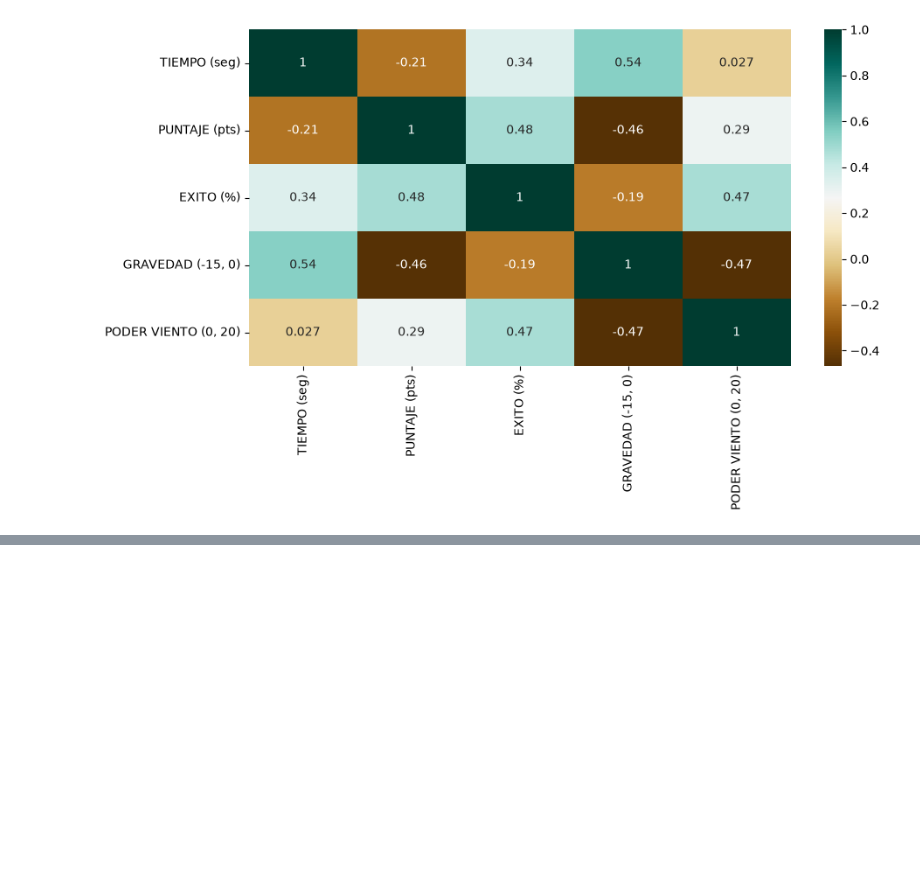
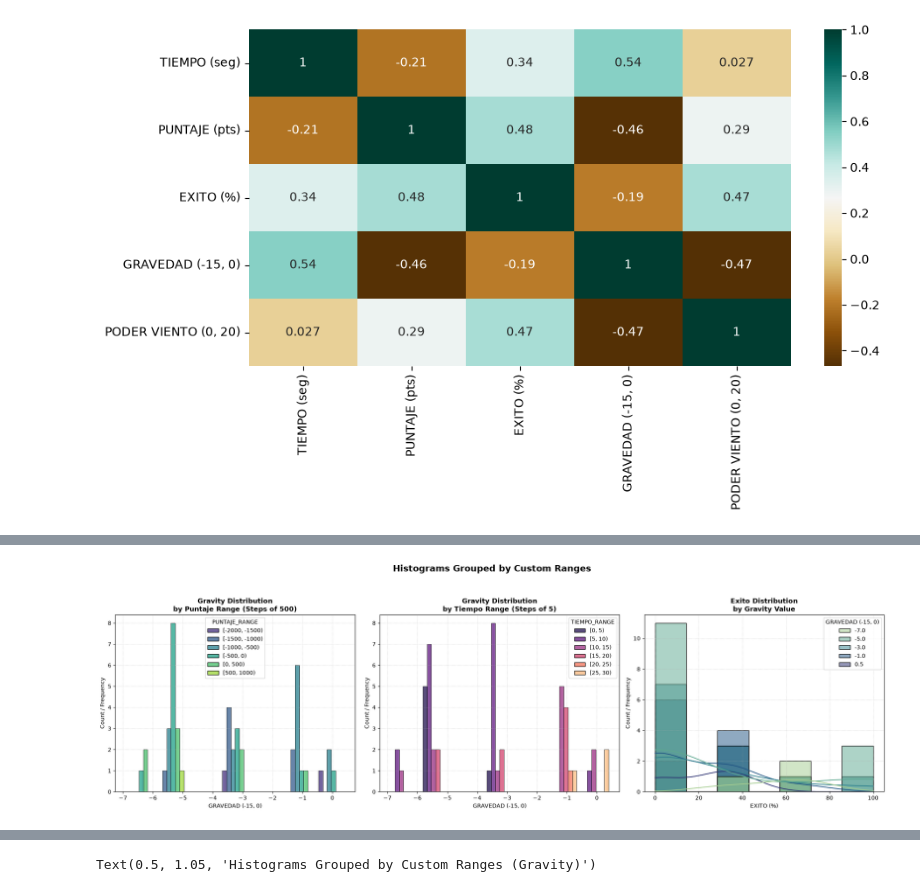
Before and after one commit to pdmeta108/fuzzy-classifier-adaptative-difficulty, a Jupyter notebook: src/notebooks/data_analysis.ipynb, the cells around one changed output, grey strips where cells are left out. Drawn from its saved outputs; the diff is of its cells as text; code cells hidden in the pictures; blank space fills up the shorter version.

```diff
--- a/src/notebooks/data_analysis.ipynb
+++ b/src/notebooks/data_analysis.ipynb
@@ -111,0 +194,72 @@ sns.heatmap(c,cmap="BrBG",annot=True)
+# %%
+# --- 2. Create the custom Hue Ranges ---
+
+# Bin PUNTAJE in steps of 500 (from 0 to max value + 500)
+max_puntaje = int(df['PUNTAJE (pts)'].max()) + 500
+puntaje_bins = list(range(-2000, max_puntaje, 500))
+df['PUNTAJE_RANGE'] = pd.cut(df['PUNTAJE (pts)'], bins=puntaje_bins, right=False)
+
+# Bin TIEMPO in steps of 5 (from 0 to max value + 5)
+max_tiempo = int(df['TIEMPO (seg)'].max()) + 5
+tiempo_bins = list(range(0, max_tiempo, 5))
+df['TIEMPO_RANGE'] = pd.cut(df['TIEMPO (seg)'], bins=tiempo_bins, right=False)
+
+# --- 3. Set up the plotting grid ---
+# We have 3 unique combinations requested, so we'll make a 1x3 dashboard
+fig, axes = plt.subplots(1, 3, figsize=(20, 6))
+fig.suptitle('Histograms Grouped by Custom Ranges', fontsize=16, fontweight='bold', y=1.05)
+
+# Plot 1: Gravity on X, Hue grouped by PUNTAJE (Ranges of 500)
+sns.histplot(
+    data=df,
+    x='GRAVEDAD (-15, 0)',
+    hue='PUNTAJE_RANGE',
+    palette='viridis',
+    multiple='dodge',  # 'dodge' places bars side-by-side for cleaner categorical comparisons
+    ax=axes[0],
+    shrink=0.8
+)
+axes[0].set_title('Gravity Distribution\nby Puntaje Range (Steps of 500)', fontsize=12, fontweight='bold')
+
+
+# Plot 2: Gravity on X, Hue grouped by TIEMPO (Ranges of 5)
+sns.histplot(
+    data=df,
+    x='GRAVEDAD (-15, 0)',
+    hue='TIEMPO_RANGE',
+    palette='magma',
+    multiple='dodge',
+    ax=axes[1],
+    shrink=0.8
+)
+axes[1].set_title('Gravity Distribution\nby Tiempo Range (Steps of 5)', fontsize=12, fontweight='bold')
+
+
+# Plot 3: Success on X, Hue grouped by Gravity (For reference/completion)
+sns.histplot(
+    data=df,
+    x='EXITO (%)',
+    hue='GRAVEDAD (-15, 0)',
+    palette='crest',
+    multiple='layer',  # Layer works beautifully for overlapping standard continuous distributions
+    kde=True,
+    ax=axes[2]
+)
+axes[2].set_title('Exito Distribution\nby Gravity Value', fontsize=12, fontweight='bold')
+
+
+# Formatting tweaks
+for ax in axes:
+    ax.set_ylabel('Count / Frequency', fontsize=10)
+    ax.grid(True, linestyle=':', alpha=0.6)
+
+plt.tight_layout()
+plt.show()
+# 5. Optional: Print descriptive statistics grouped by gravity
+print("--- Resumen de estadísticas agrupado por gravedad ---")
+for metric in metrics:
+    print(f"\nResumen de {metric}:")
+    print(df.groupby(gravity_col)[metric].describe()[['count', 'mean', 'std', 'min', 'max']])
+fig.suptitle('Histograms Grouped by Custom Ranges (Gravity)', fontsize=16, fontweight='bold', y=1.05)
+# %% [output]
+[figure, added]
@@ -111,0 +283 @@ sns.heatmap(c,cmap="BrBG",annot=True)
+Text(0.5, 1.05, 'Histograms Grouped by Custom Ranges (Gravity)')
```
Also changed, not shown: parts of 9 cells of this notebook.
